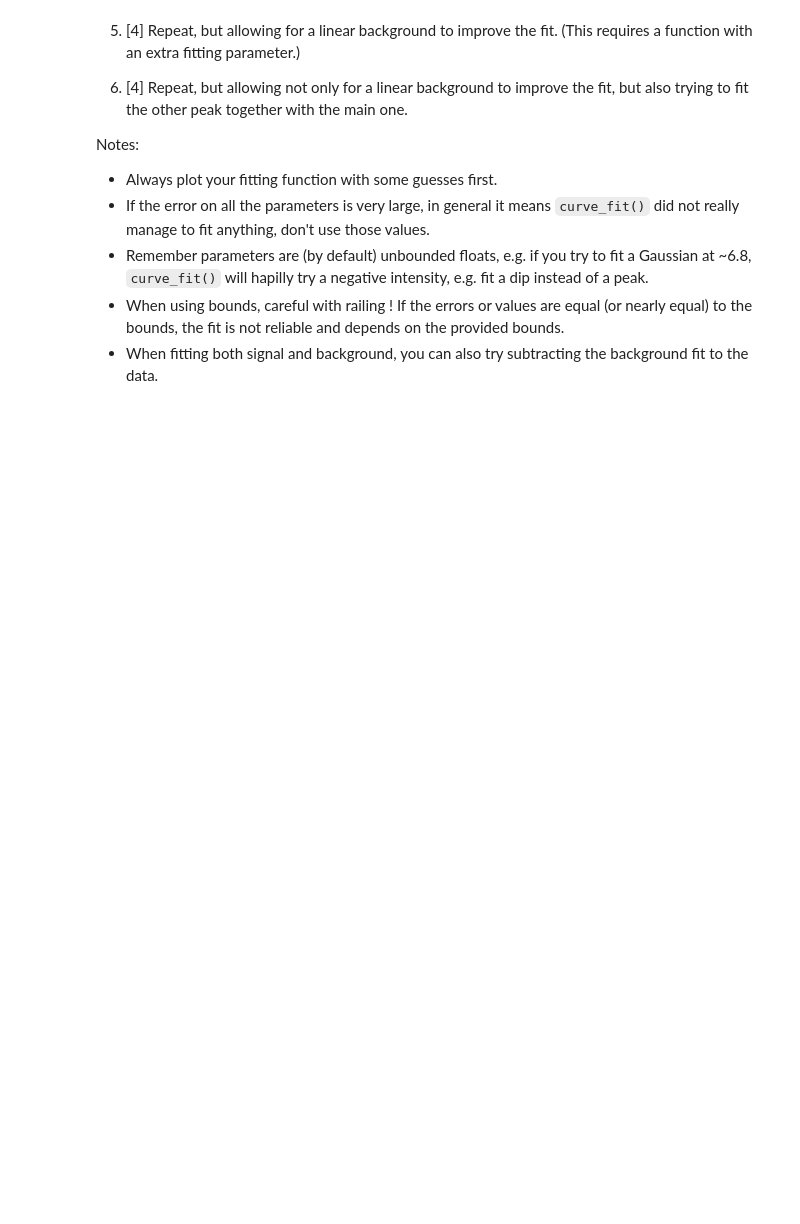
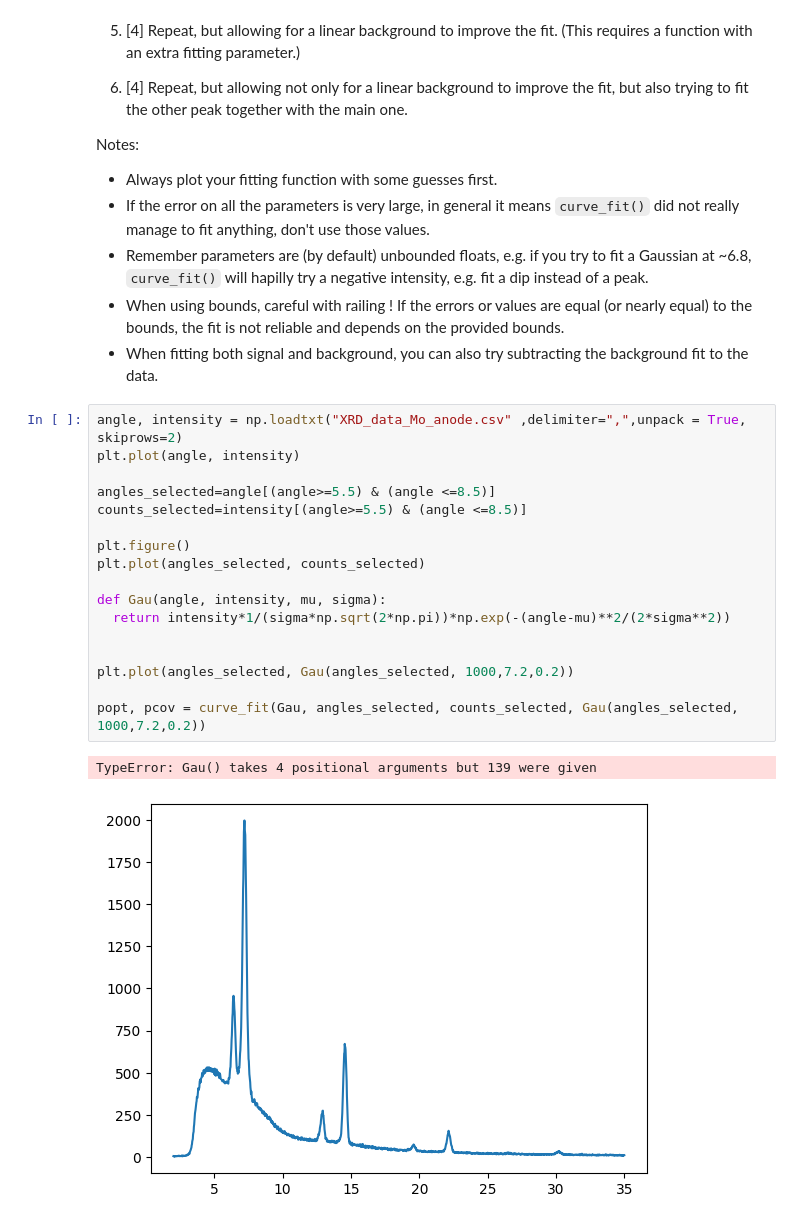
Before and after one commit to PX2145-2025/week-4-b-Jones-CameronR, a Jupyter notebook: Curvefit.ipynb, the cells around one changed output. Drawn from its saved outputs; the diff is of its cells as text; blank space fills up the shorter version.

```diff
--- a/Curvefit.ipynb
+++ b/Curvefit.ipynb
@@ -247,3 +247,23 @@ Notes:
   - Remember parameters are (by default) unbounded floats, e.g. if you try to fit a Gaussian at ~6.8, `curve_fit()` will hapilly try a negative intensity, e.g. fit a dip instead of a peak.
   - When using bounds, careful with railing ! If the errors or values are equal (or nearly equal) to the bounds, the fit is not reliable and depends on the provided bounds.
   - When fitting both signal and background, you can also try subtracting the background fit to the data.
+# %%
+angle, intensity = np.loadtxt("XRD_data_Mo_anode.csv" ,delimiter=",",unpack = True, skiprows=2)
+plt.plot(angle, intensity)
+
+angles_selected=angle[(angle>=5.5) & (angle <=8.5)]
+counts_selected=intensity[(angle>=5.5) & (angle <=8.5)]
+
+plt.figure()
+plt.plot(angles_selected, counts_selected)
+
+def Gau(angle, intensity, mu, sigma):
+  return intensity*1/(sigma*np.sqrt(2*np.pi))*np.exp(-(angle-mu)**2/(2*sigma**2))
+
+
+plt.plot(angles_selected, Gau(angles_selected, 1000,7.2,0.2))
+
+popt, pcov = curve_fit(Gau, angles_selected, counts_selected, Gau(angles_selected, 1000,7.2,0.2))
+# %% [output]
+TypeError: Gau() takes 4 positional arguments but 139 were given
+[figure, added]
```
Also changed, not shown: parts of 1 cell of this notebook.
